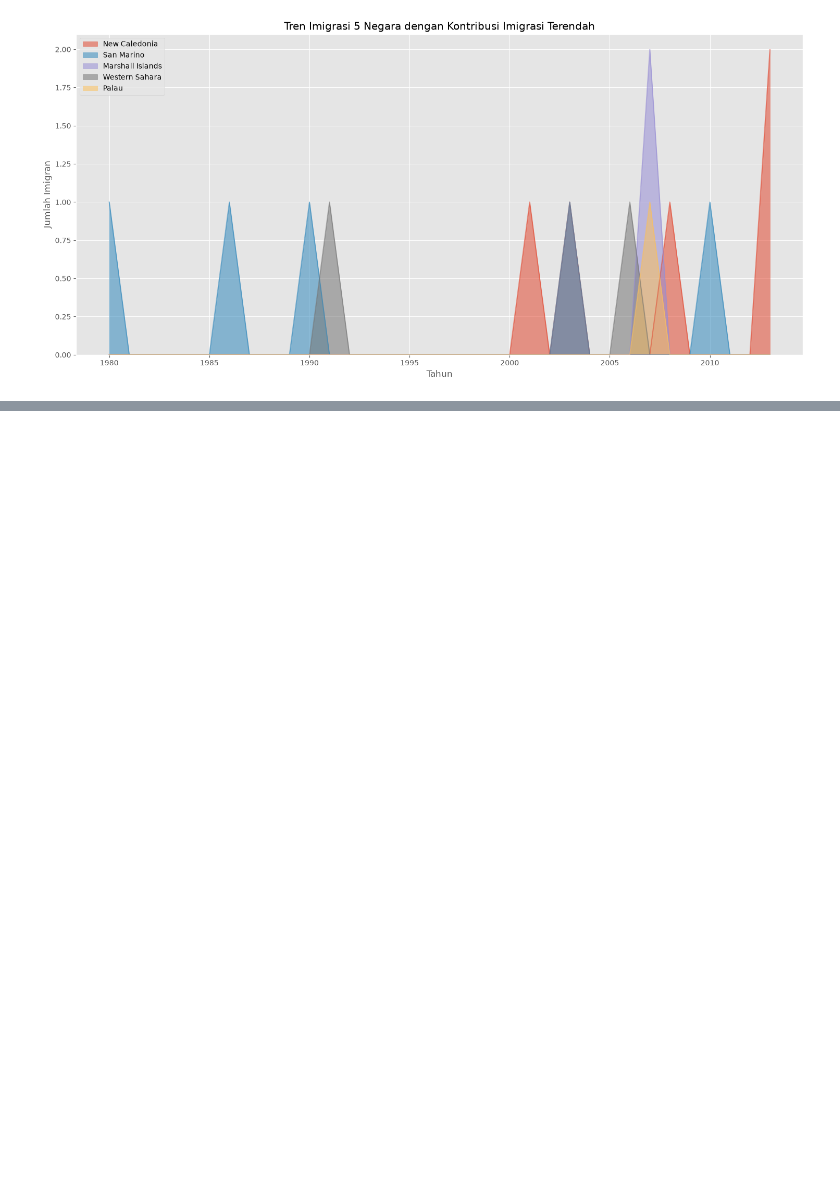
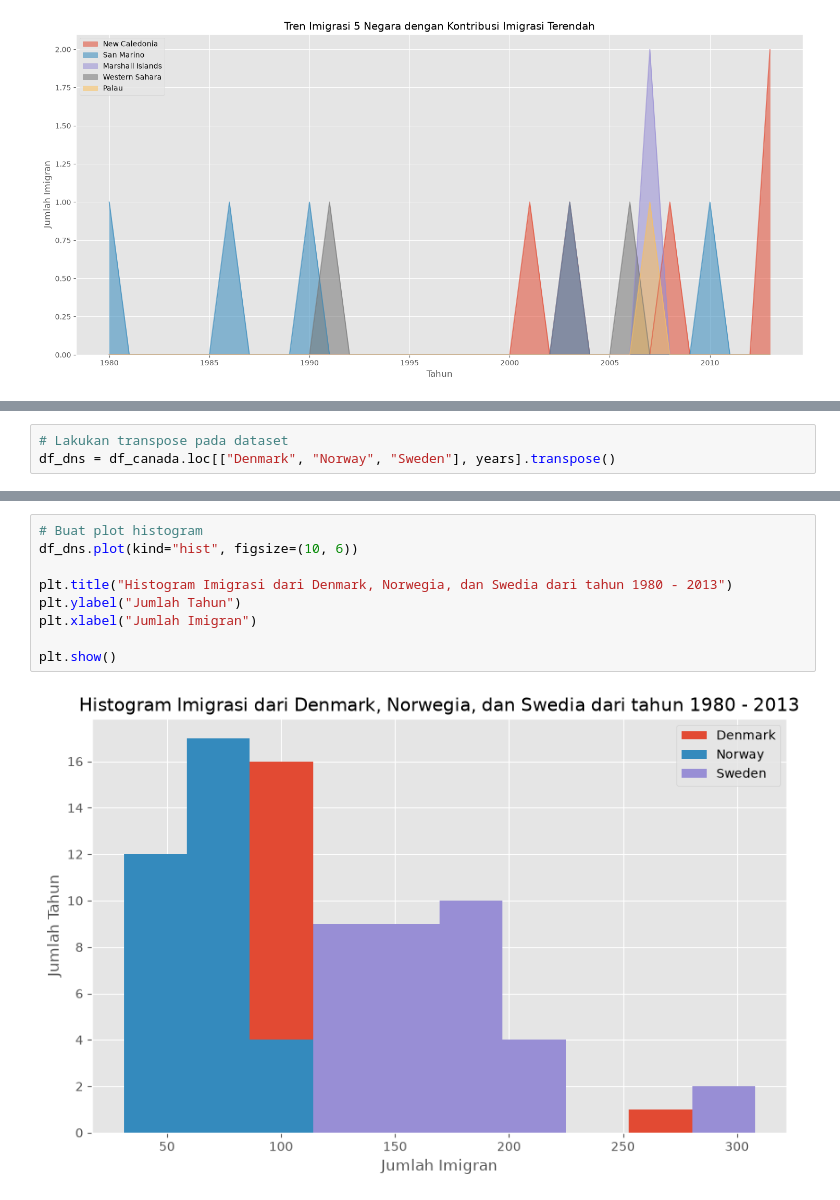
Before and after one commit to jagadhita28/ibm-data-visualization-python, a Jupyter notebook: module-2-basic-specialized-tools/notebooks/01_basic_visualization_tools.ipynb, the cells around one changed output, grey strips where cells are left out. Cells and saved outputs as stored; diff of their text form; blank space fills up the shorter version.

```diff
--- a/module-2-basic-specialized-tools/notebooks/01_basic_visualization_tools.ipynb
+++ b/module-2-basic-specialized-tools/notebooks/01_basic_visualization_tools.ipynb
@@ -233,0 +332,3 @@ Text(0.5, 0, 'Tahun')
+# %%
+# Lakukan transpose pada dataset
+df_dns = df_canada.loc[["Denmark", "Norway", "Sweden"], years].transpose()
@@ -233,0 +345,11 @@ Text(0.5, 0, 'Tahun')
+# %%
+# Buat plot histogram
+df_dns.plot(kind="hist", figsize=(10, 6))
+
+plt.title("Histogram Imigrasi dari Denmark, Norwegia, dan Swedia dari tahun 1980 - 2013")
+plt.ylabel("Jumlah Tahun")
+plt.xlabel("Jumlah Imigran")
+
+plt.show()
+# %% [output]
+[figure, added]
```
Also changed, not shown: parts of 25 cells of this notebook, 5 other files.
